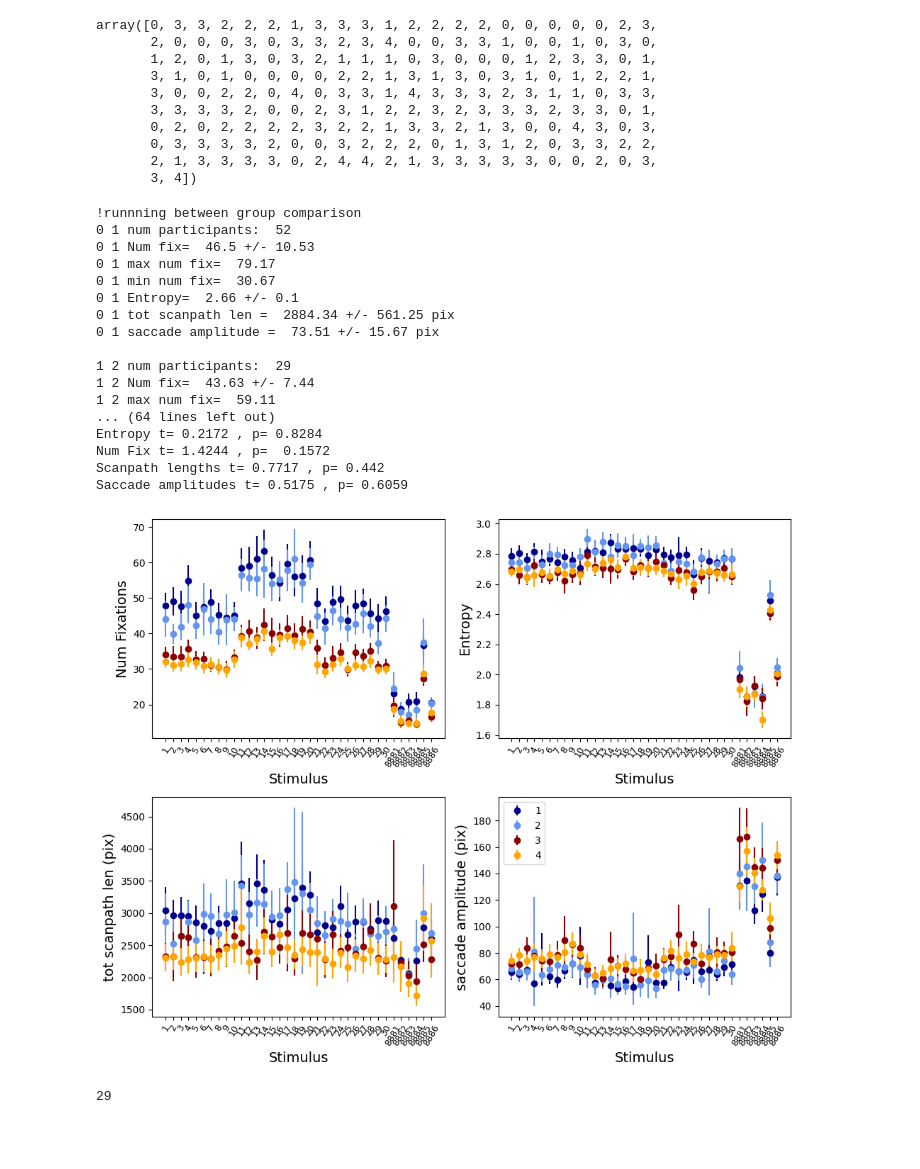
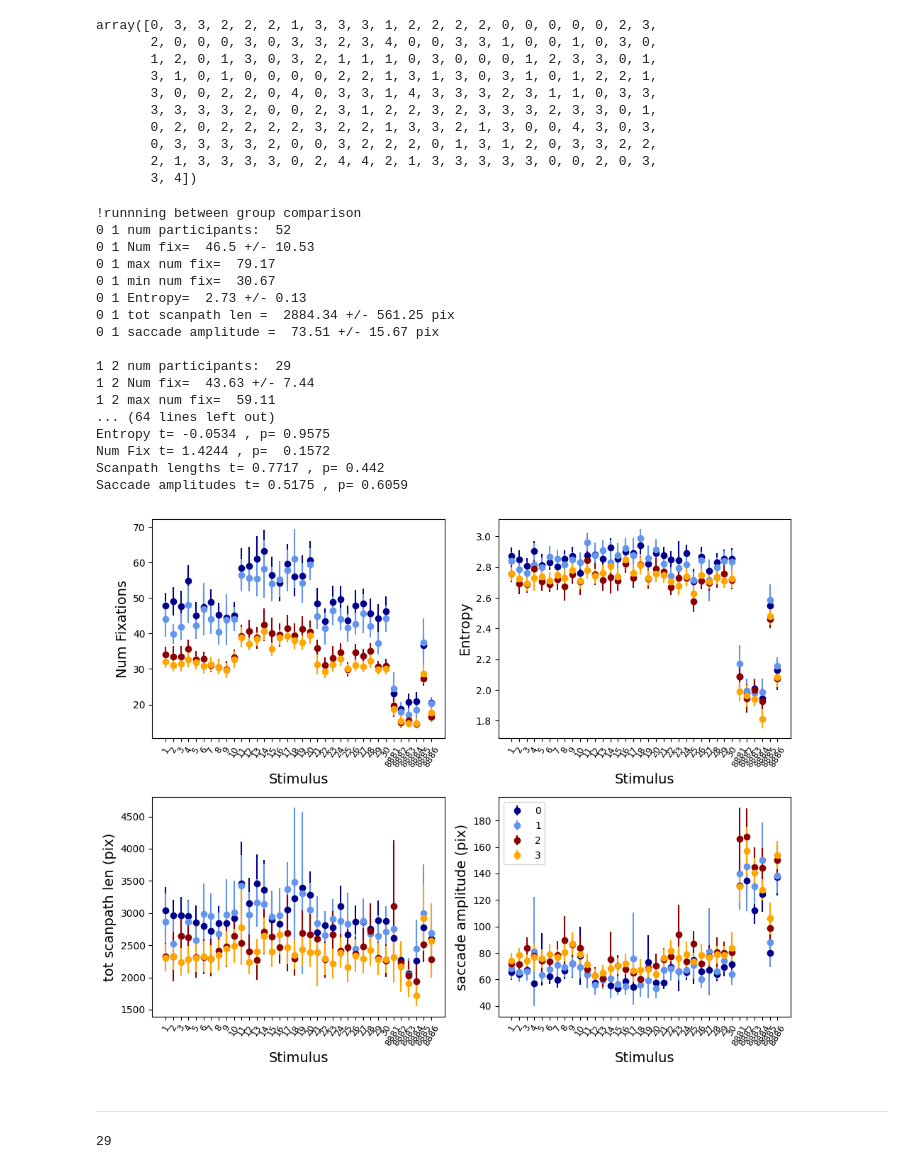
Before and after one commit to nicofilippucci/PyEyeSim, a Jupyter notebook: Notebooks/GrazDataVisualization.ipynb, the cells around one changed output. Drawn from its saved outputs; the diff is of its cells as text; code cells hidden in the pictures; blank space fills up the shorter version.

```diff
--- a/Notebooks/GrazDataVisualization.ipynb
+++ b/Notebooks/GrazDataVisualization.ipynb
@@ -15,7 +15,7 @@ print(np.shape(FixData))
 (269150, 10)
 # %%
 
-sizeX,sizeY=1024,768
+sizeX,sizeY=1280, 960
 
 
 DyslexiaDat=EyeData(FixData,sizeX,sizeY)
@@ -228,10 +293,10 @@ def CompareGroupsFix(self,WhichC, class_labels=None):
         print(cc,c,'tot scanpath len = ',np.round(np.mean(np.nanmean(self.len_scanpath[Idx,:],1)),2),'+/-',np.round(np.std(np.nanmean(self.len_scanpath[Idx,:],1)),2),'pix')
         print(cc,c,'saccade amplitude = ',np.round(np.mean(np.nanmean(self.sacc_ampl[Idx,:],1)),2),'+/-',np.round(np.std(np.nanmean(self.sacc_ampl[Idx,:],1)),2),'pix')
         print('')
-        MeanPlot(self.np,FixGr,yLab='Num Fixations',xtickL=self.stimuli,label=class_labels[c],color=Cols[cc],ax=ax[0,0])
-        MeanPlot(self.np,EntrGr,yLab='Entropy',xtickL=self.stimuli,label=class_labels[c],color=Cols[cc],ax=ax[0,1])
-        MeanPlot(self.np,self.len_scanpath[Idx,:],yLab='tot scanpath len (pix)',xtickL=self.stimuli,label=class_labels[c],color=Cols[cc],ax=ax[1,0])
-        MeanPlot(self.np,self.sacc_ampl[Idx,:],yLab='saccade amplitude (pix)',xtickL=self.stimuli,label=class_labels[c],color=Cols[cc],ax=ax[1,1])
+        MeanPlot(self.np,FixGr,yLab='Num Fixations',xtickL=self.stimuli,label=class_labels[cc],color=Cols[cc],ax=ax[0,0])
+        MeanPlot(self.np,EntrGr,yLab='Entropy',xtickL=self.stimuli,label=class_labels[cc],color=Cols[cc],ax=ax[0,1])
+        MeanPlot(self.np,self.len_scanpath[Idx,:],yLab='tot scanpath len (pix)',xtickL=self.stimuli,label=class_labels[cc],color=Cols[cc],ax=ax[1,0])
+        MeanPlot(self.np,self.sacc_ampl[Idx,:],yLab='saccade amplitude (pix)',xtickL=self.stimuli,label=class_labels[cc],color=Cols[cc],ax=ax[1,1])
 
 
     plt.legend()
@@ -266,26 +331,28 @@ def CompareGroupsFix(self,WhichC, class_labels=None):
 
     return
 # %%
-CompareGroupsFix(DyslexiaDat, WhichC, class_labels=['0','1','2','3','4'])
+CompareGroupsFix(DyslexiaDat, WhichC, class_labels=['0','1','2','3'])
 # %% [output]
 !runnning between group comparison
 0 1 num participants:  52
 0 1 Num fix=  46.5 +/- 10.53
 0 1 max num fix=  79.17
 0 1 min num fix=  30.67
-0 1 Entropy=  2.66 +/- 0.1
+0 1 Entropy=  2.73 +/- 0.13
 0 1 tot scanpath len =  2884.34 +/- 561.25 pix
 0 1 saccade amplitude =  73.51 +/- 15.67 pix
 
 1 2 num participants:  29
 1 2 Num fix=  43.63 +/- 7.44
 1 2 max num fix=  59.11
 ... (64 lines left out)
-Entropy t= 0.2172 , p= 0.8284
+Entropy t= -0.0534 , p= 0.9575
 Num Fix t= 1.4244 , p=  0.1572
 Scanpath lengths t= 0.7717 , p= 0.442
 Saccade amplitudes t= 0.5175 , p= 0.6059
-[figure, old version]
+[figure, new version]
+# %% [markdown]
+---
 # %%
 stimn = 28
 DyslexiaDat.stimuli[stimn]
```
Also changed, not shown: parts of 48 cells of this notebook, 7 other files.
